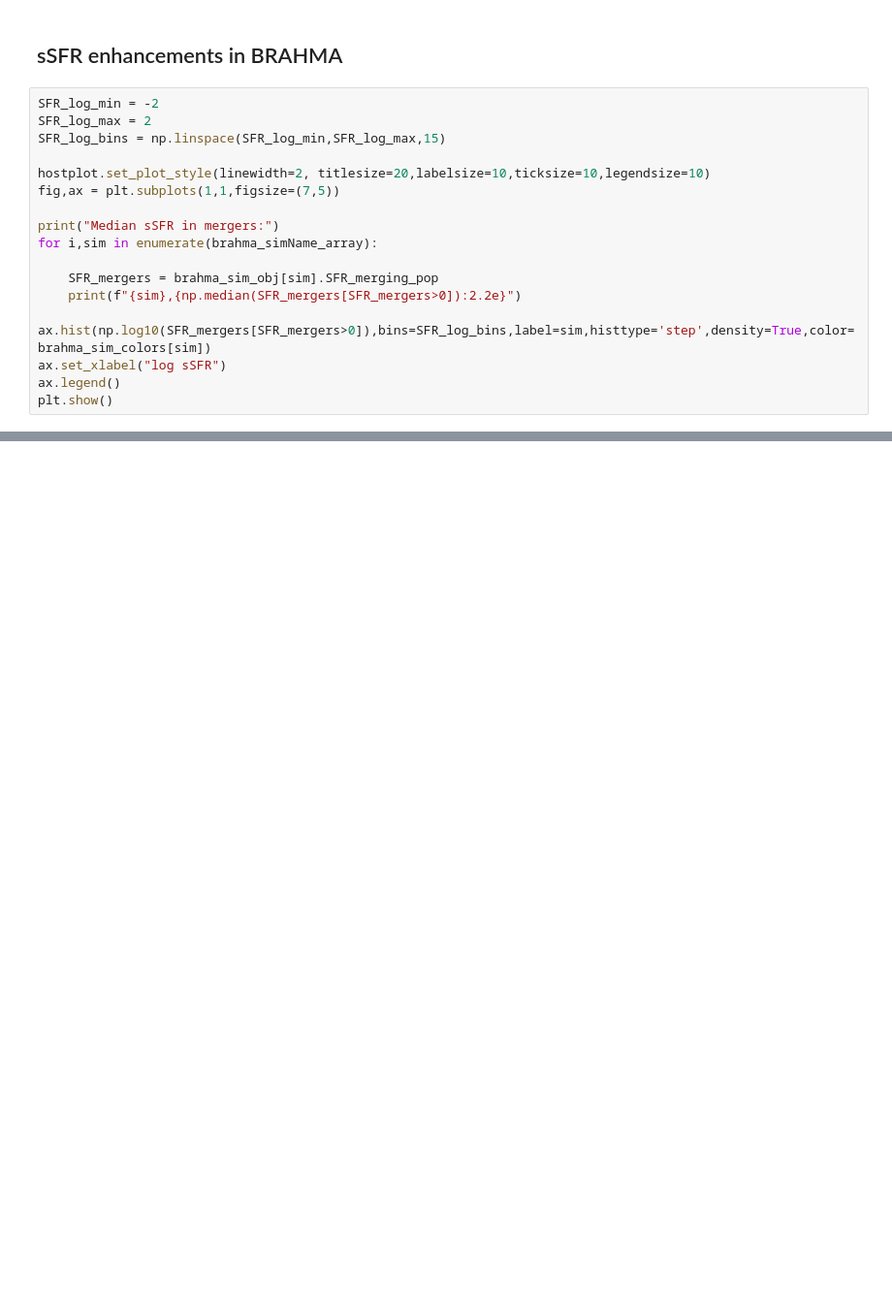
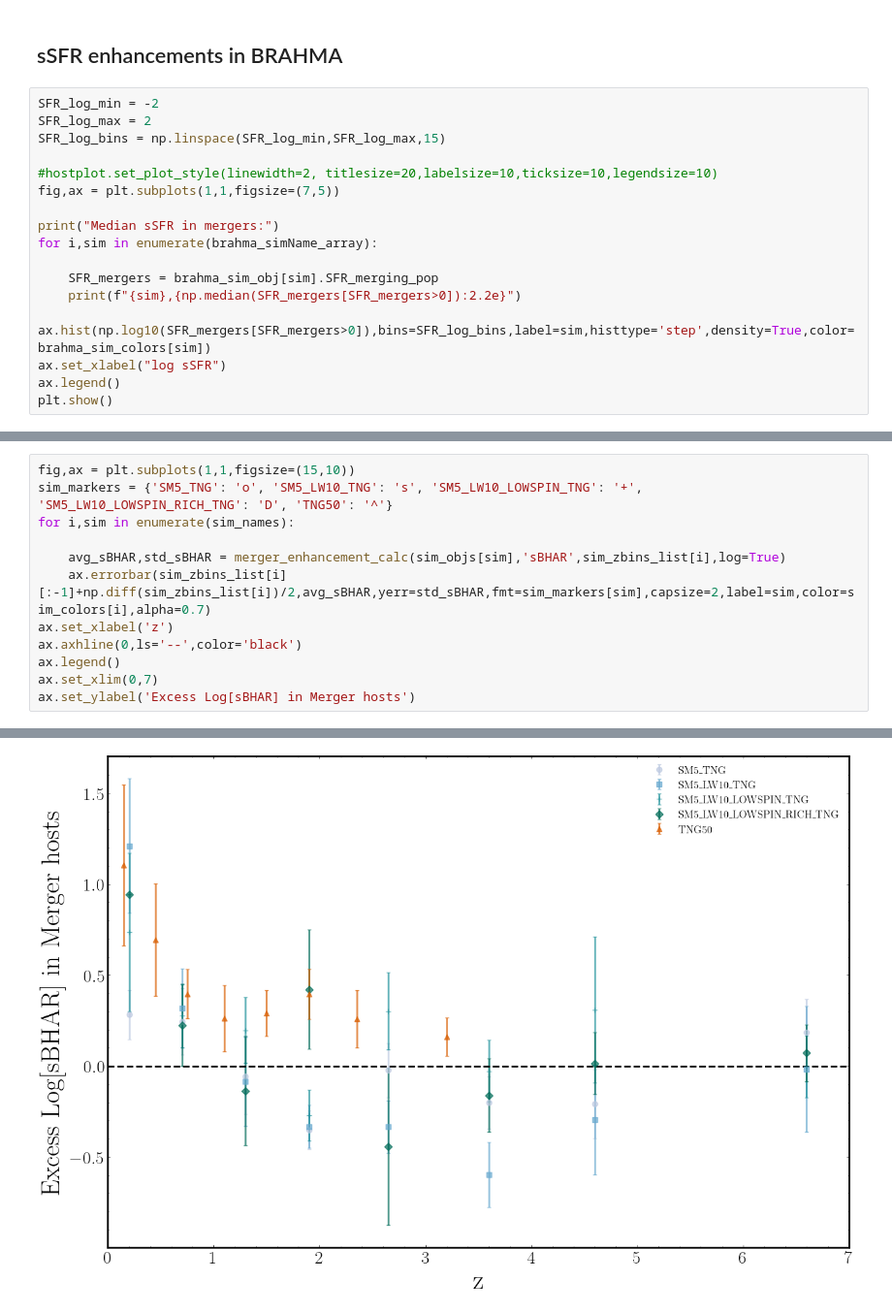
Before and after one commit to pranav-satheesh/host_galaxies, a Jupyter notebook: notebooks/enhancement_plot_notebooks/host_galaxy_enhancements_w_all_control_BHs.ipynb, the cells around one changed output, grey strips where cells are left out. Shown at 97% size. Cells and saved outputs as stored; diff of their text form; blank space fills up the shorter version.

```diff
--- a/notebooks/enhancement_plot_notebooks/host_galaxy_enhancements_w_all_control_BHs.ipynb
+++ b/notebooks/enhancement_plot_notebooks/host_galaxy_enhancements_w_all_control_BHs.ipynb
@@ -142,7 +133,7 @@ SFR_log_min = -2
 SFR_log_max = 2
 SFR_log_bins = np.linspace(SFR_log_min,SFR_log_max,15)
 
-hostplot.set_plot_style(linewidth=2, titlesize=20,labelsize=10,ticksize=10,legendsize=10)
+#hostplot.set_plot_style(linewidth=2, titlesize=20,labelsize=10,ticksize=10,legendsize=10)
 fig,ax = plt.subplots(1,1,figsize=(7,5))
 
 print("Median sSFR in mergers:")
@@ -469,0 +239,13 @@ SM5_LW10_LOWSPIN_RICH_TNG,2.25e+09
+# %%
+fig,ax = plt.subplots(1,1,figsize=(15,10))
+sim_markers = {'SM5_TNG': 'o', 'SM5_LW10_TNG': 's', 'SM5_LW10_LOWSPIN_TNG': '+', 'SM5_LW10_LOWSPIN_RICH_TNG': 'D', 'TNG50': '^'}
+for i,sim in enumerate(sim_names):
+
+    avg_sBHAR,std_sBHAR = merger_enhancement_calc(sim_objs[sim],'sBHAR',sim_zbins_list[i],log=True)
+    ax.errorbar(sim_zbins_list[i][:-1]+np.diff(sim_zbins_list[i])/2,avg_sBHAR,yerr=std_sBHAR,fmt=sim_markers[sim],capsize=2,label=sim,color=sim_colors[i],alpha=0.7)
+ax.set_xlabel('z')
+ax.axhline(0,ls='--',color='black')
+ax.legend()
+ax.set_xlim(0,7)
+ax.set_ylabel('Excess Log[sBHAR] in Merger hosts')
+# %% [output]
@@ -469,0 +253 @@ SM5_LW10_LOWSPIN_RICH_TNG,2.25e+09
+[figure, added]
```
Also changed, not shown: parts of 32 cells of this notebook, 18 other files.
